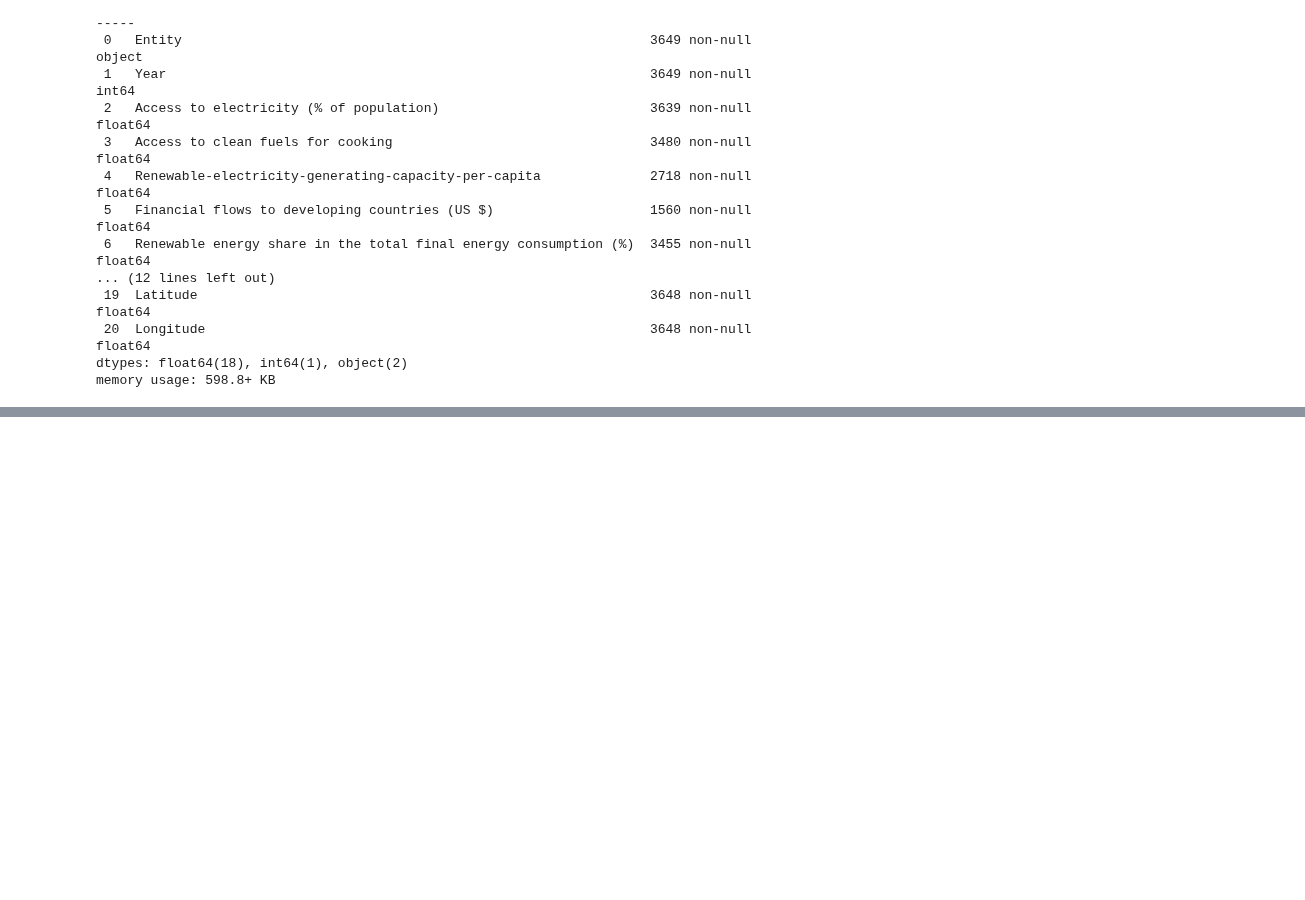
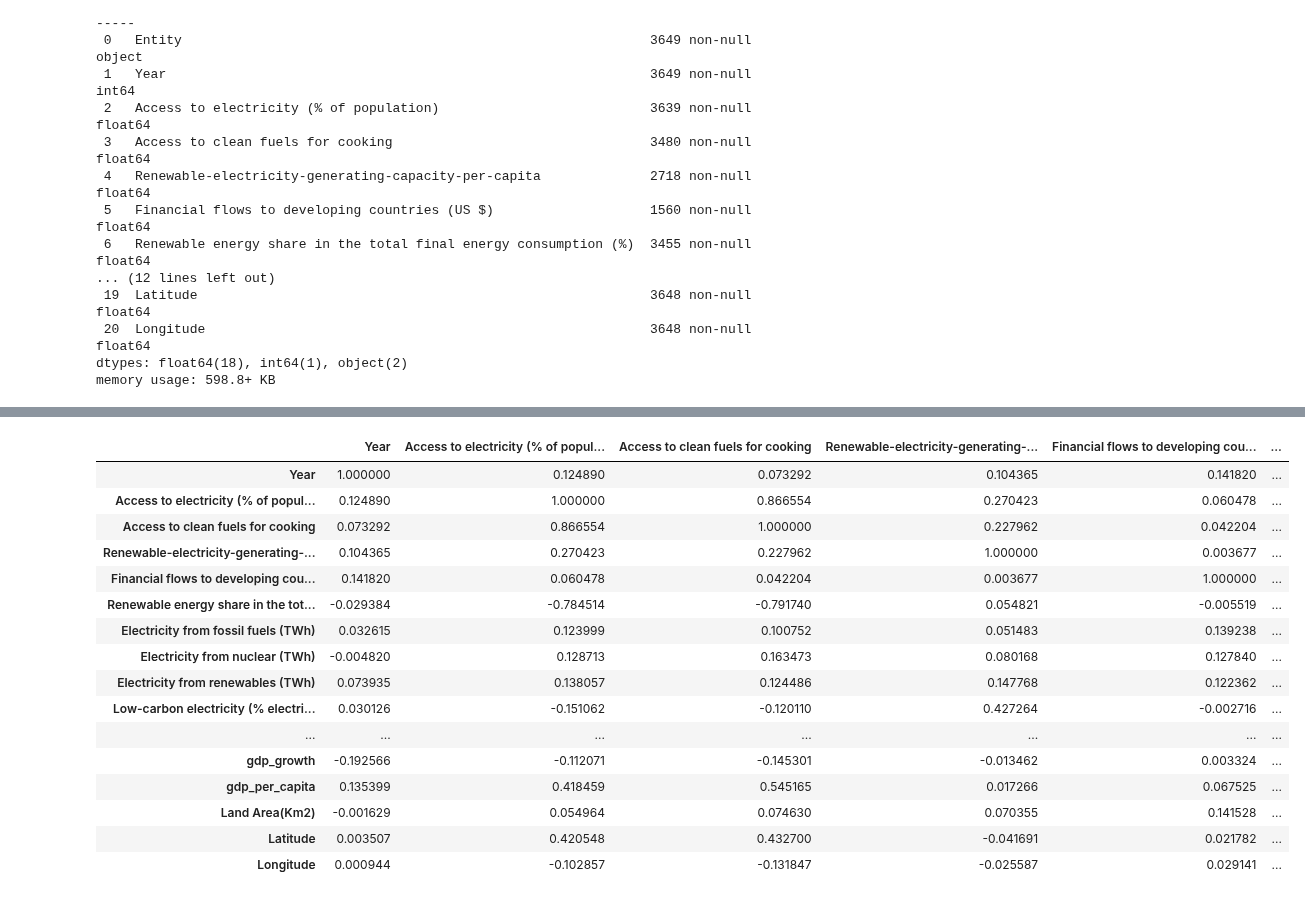
Before and after one commit to Felipefalex/Projeto-Sustainable-Energy, a Jupyter notebook: sustainable_energy.ipynb, the cells around one changed output, grey strips where cells are left out. Saved outputs shown, nothing was run; the diff lists cells and outputs as text; code cells hidden in the pictures; blank space fills up the shorter version.

```diff
--- a/sustainable_energy.ipynb
+++ b/sustainable_energy.ipynb
@@ -61,0 +85,21 @@ memory usage: 598.8+ KB
+# %%
+# Correlação das variáveis
+df.corr()
+# %% [output]
+|  | Year | Access to electricity (% of popul... | Access to clean fuels for cooking | Renewable-electricity-generating-... | Financial flows to developing cou... | ... |
+| Year | 1.000000 | 0.124890 | 0.073292 | 0.104365 | 0.141820 | ... |
+| Access to electricity (% of popul... | 0.124890 | 1.000000 | 0.866554 | 0.270423 | 0.060478 | ... |
+| Access to clean fuels for cooking | 0.073292 | 0.866554 | 1.000000 | 0.227962 | 0.042204 | ... |
+| Renewable-electricity-generating-... | 0.104365 | 0.270423 | 0.227962 | 1.000000 | 0.003677 | ... |
+| Financial flows to developing cou... | 0.141820 | 0.060478 | 0.042204 | 0.003677 | 1.000000 | ... |
+| Renewable energy share in the tot... | -0.029384 | -0.784514 | -0.791740 | 0.054821 | -0.005519 | ... |
+| Electricity from fossil fuels (TWh) | 0.032615 | 0.123999 | 0.100752 | 0.051483 | 0.139238 | ... |
+| Electricity from nuclear (TWh) | -0.004820 | 0.128713 | 0.163473 | 0.080168 | 0.127840 | ... |
+| Electricity from renewables (TWh) | 0.073935 | 0.138057 | 0.124486 | 0.147768 | 0.122362 | ... |
+| Low-carbon electricity (% electri... | 0.030126 | -0.151062 | -0.120110 | 0.427264 | -0.002716 | ... |
+| ... | ... | ... | ... | ... | ... | ... |
+| gdp_growth | -0.192566 | -0.112071 | -0.145301 | -0.013462 | 0.003324 | ... |
+| gdp_per_capita | 0.135399 | 0.418459 | 0.545165 | 0.017266 | 0.067525 | ... |
+| Land Area(Km2) | -0.001629 | 0.054964 | 0.074630 | 0.070355 | 0.141528 | ... |
+| Latitude | 0.003507 | 0.420548 | 0.432700 | -0.041691 | 0.021782 | ... |
+| Longitude | 0.000944 | -0.102857 | -0.131847 | -0.025587 | 0.029141 | ... |
```
Also changed, not shown: parts of 3 cells of this notebook, 1 other file.
